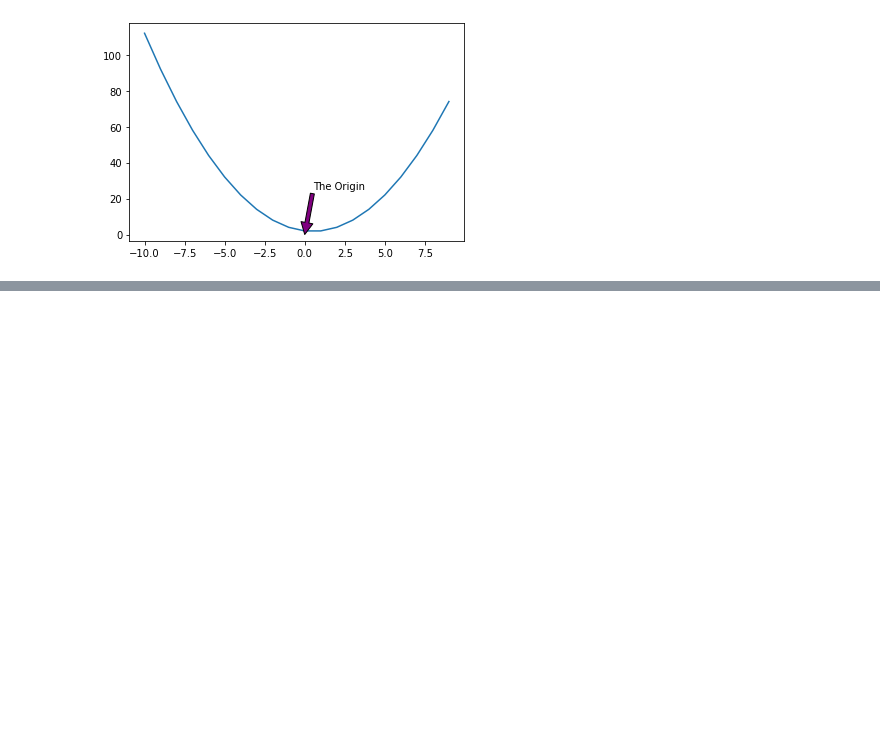
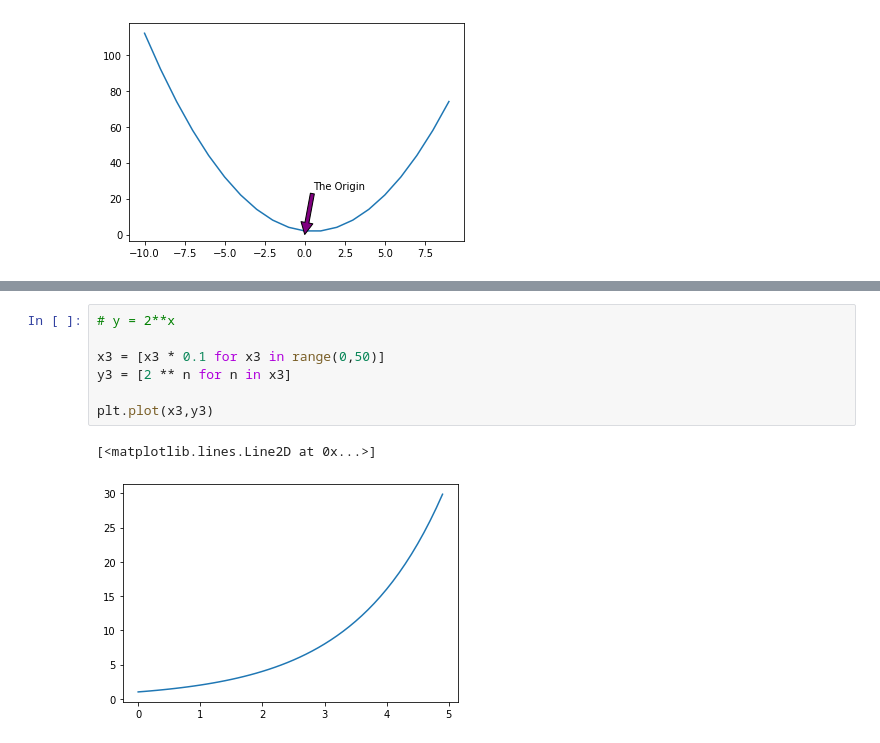
Before and after one commit to mindyshiben/numpy-pandas-visualization-exercises, a Jupyter notebook: matplotlib_exercises.ipynb, the cells around one changed output, grey strips where cells are left out. Cells and saved outputs as stored; diff of their text form; blank space fills up the shorter version.

```diff
--- a/matplotlib_exercises.ipynb
+++ b/matplotlib_exercises.ipynb
@@ -43,0 +47,10 @@ plt.plot(x,y)
+# %%
+# y = 2**x
+
+x3 = [x3 * 0.1 for x3 in range(0,50)]
+y3 = [2 ** n for n in x3]
+
+plt.plot(x3,y3)
+# %% [output]
+[<matplotlib.lines.Line2D at 0x...>]
+[figure, added]
```
Also changed, not shown: parts of 5 cells of this notebook, 3 other files.
